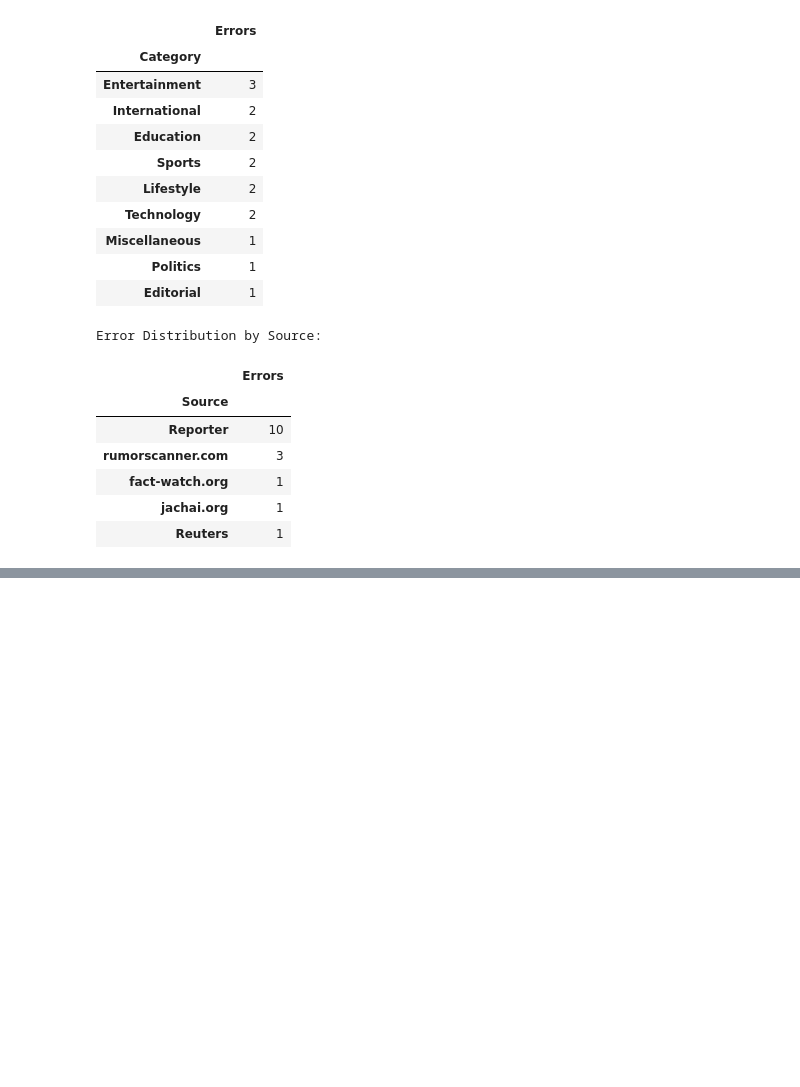
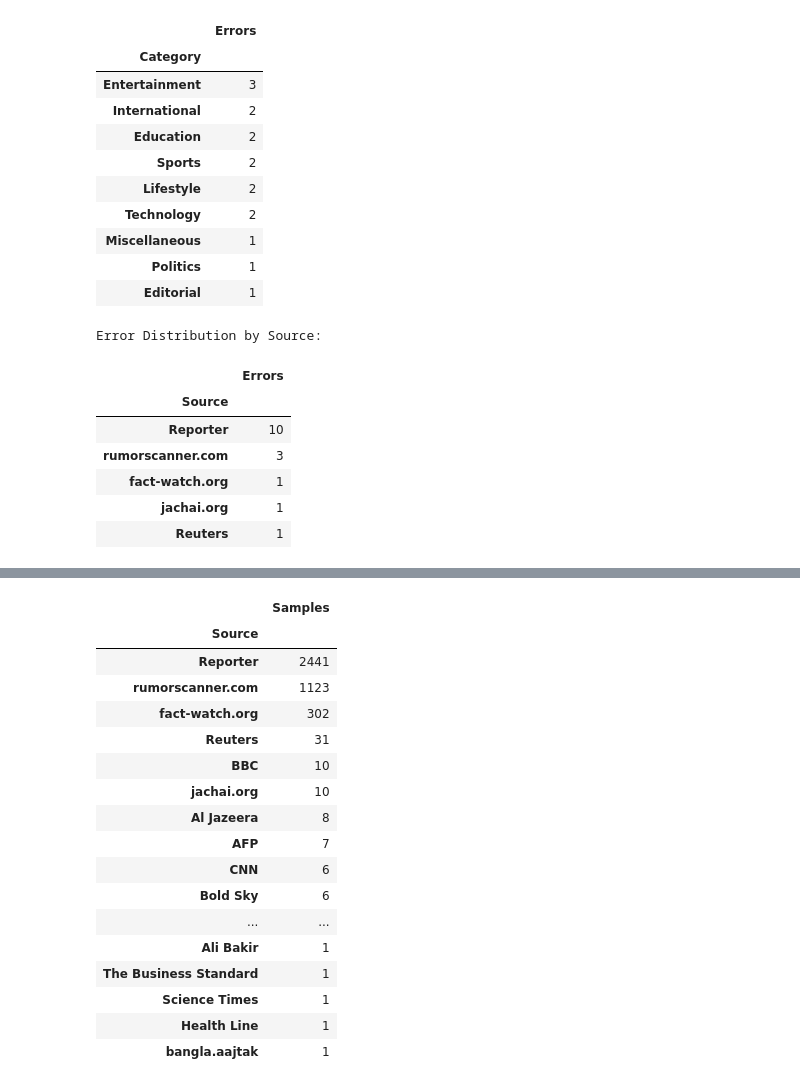
Before and after one commit to jaimulhaque/banglafake-detection, a Jupyter notebook: notebooks/03_research_analysis.ipynb, the cells around one changed output, grey strips where cells are left out. Saved outputs shown, nothing was run; the diff lists cells and outputs as text; code cells hidden in the pictures; blank space fills up the shorter version.

```diff
--- a/notebooks/03_research_analysis.ipynb
+++ b/notebooks/03_research_analysis.ipynb
@@ -1105,0 +1182,72 @@ Error Distribution by Source:
+# %%
+# ============================================================
+# Cell 20: Prepare Source-Aware Dataset
+# Purpose: Reconstruct source metadata for group-aware splitting
+# ============================================================
+
+# Load original Bangla datasets
+real_raw = pd.read_csv(
+    os.path.join(PROJECT_ROOT, "data", "raw", "Bangla_Real_News_Dataset.csv")
+)
+
+fake_raw = pd.read_csv(
+    os.path.join(PROJECT_ROOT, "data", "raw", "Bangla_Fake_News_Dataset.csv")
+)
+
+# Combine datasets
+robustness_df = pd.concat(
+    [real_raw, fake_raw],
+    ignore_index=True
+)
+
+# Reconstruct the same cleaned text used during preprocessing
+def clean_text_for_robustness(text):
+    if pd.isna(text):
+        return ""
+    text = str(text).strip()
+    text = re.sub(r"<[^>]+>", " ", text)
+    text = re.sub(r"[\u200b\u200c\u200d\ufeff]", "", text)
+    text = re.sub(r"\s+", " ", text)
+    return text.strip()
+
+robustness_df["text"] = (
+    robustness_df["Headline"].apply(clean_text_for_robustness)
+    + " "
+    + robustness_df["Content"].apply(clean_text_for_robustness)
+).str.strip()
+
+# Remove duplicate articles using text
+robustness_df = robustness_df.drop_duplicates(
+    subset=["text"]
+).reset_index(drop=True)
+
+# Keep only required columns
+robustness_df = robustness_df[
+    ["text", "Label", "Source"]
+].copy()
+
+robustness_df = robustness_df.rename(
+    columns={"Label": "label"}
+)
+
+# Normalize source names
+robustness_df["Source"] = (
+    robustness_df["Source"]
+    .astype(str)
+    .str.replace(r"\s+", " ", regex=True)
+    .str.strip()
+)
+
+print("Robustness dataset shape:", robustness_df.shape)
+print("\nLabel distribution:")
+display(robustness_df["label"].value_counts().sort_index())
+
+print("\nUnique sources:", robustness_df["Source"].nunique())
+
+display(
+    robustness_df["Source"]
+    .value_counts()
+    .rename("Samples")
+    .to_frame()
+)
+# %% [output]
@@ -1105,0 +1262,18 @@ Error Distribution by Source:
+|  | Samples |
+| Source |  |
+| Reporter | 2441 |
+| rumorscanner.com | 1123 |
+| fact-watch.org | 302 |
+| Reuters | 31 |
+| BBC | 10 |
+| jachai.org | 10 |
+| Al Jazeera | 8 |
+| AFP | 7 |
+| CNN | 6 |
+| Bold Sky | 6 |
+| ... | ... |
+| Ali Bakir | 1 |
+| The Business Standard | 1 |
+| Science Times | 1 |
+| Health Line | 1 |
+| bangla.aajtak | 1 |
```
Also changed, not shown: parts of 4 cells of this notebook.
